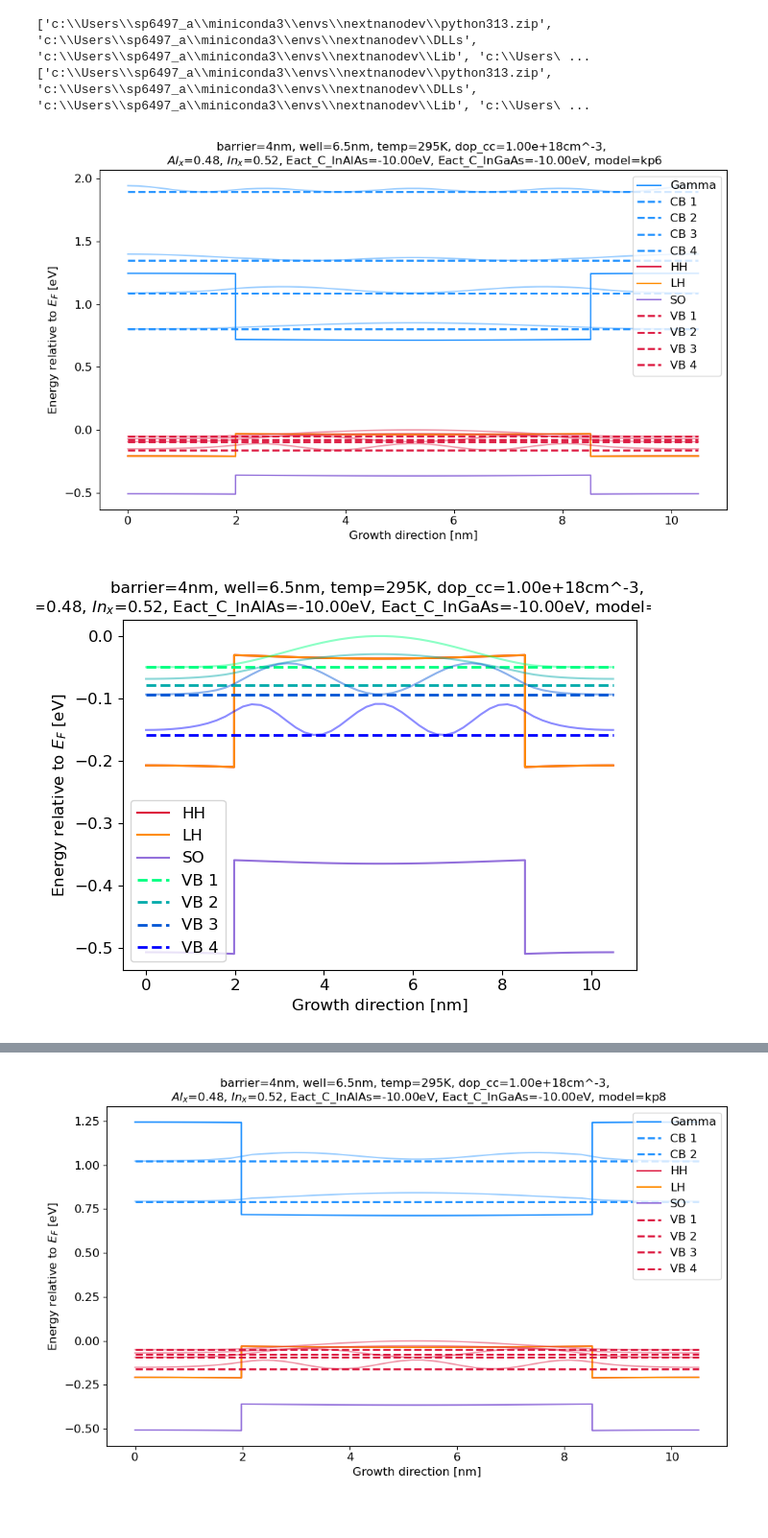
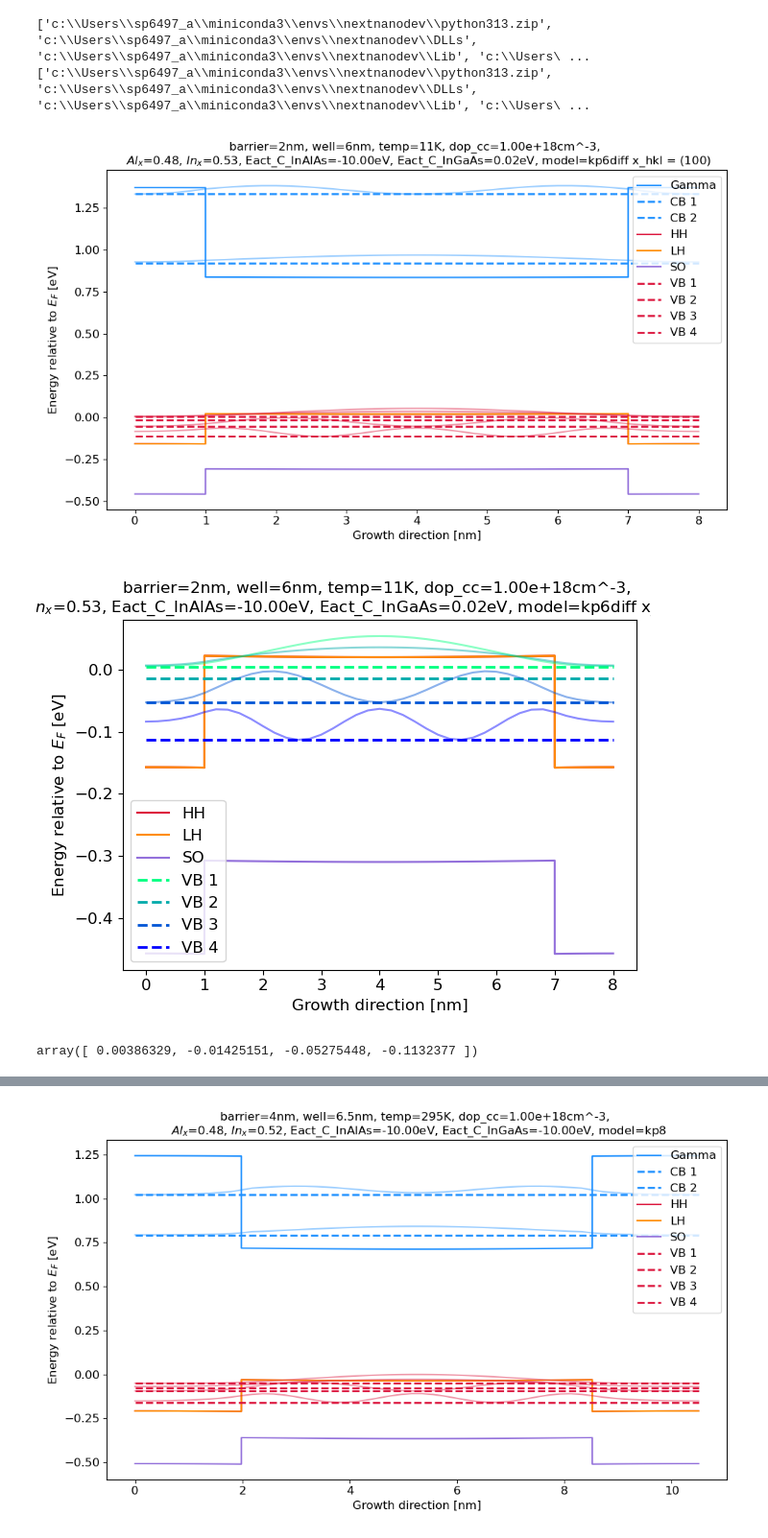
Before and after one commit to sherpsss/nextnanopy_projects, a Jupyter notebook: InGaAsInAlAssinglewell/6nm_well_VB_check.ipynb, the cells around one changed output, grey strips where cells are left out. Shown at 96% size. Drawn from its saved outputs; the diff is of its cells as text; code cells hidden in the pictures.

```diff
--- a/InGaAsInAlAssinglewell/6nm_well_VB_check.ipynb
+++ b/InGaAsInAlAssinglewell/6nm_well_VB_check.ipynb
@@ -20,37 +20,41 @@ bias = r'bias_00000'
 quantum_region = r'Quantum\quantum_region'
 # %%
 %matplotlib widget
-parent_dir = r'C:\Users\sp6497_a\OneDrive - Princeton University\nextnano_outs\Output\InGaAs_InAlAs_SW_singleband_or_kp8_or_kp6(5)'
+parent_dir = r'C:\Users\sp6497_a\OneDrive - Princeton University\nextnano_outs\Output\InGaAs_InAlAs_SW_singleband_or_kp8_or_kp6(17)'
 model = 'kp6'
 
 if model == 'kp6' or model == 'kp8':
     kp6sim = build_output(parent_dir, quantum_region, bias, model=model)
     kp6sim.bands['CB'].sort_subbands(decreasing=False)
     kp6sim.bands['VB'].sort_subbands(decreasing=True)
 
 
 barrier_len = kp6sim.variables['w_barrier']
 well_len = kp6sim.variables['w_well']
 temp = kp6sim.variables['temp']
 
 dop_cc = kp6sim.variables['impurity_conc_cc']
 # Al_x = kp6sim.variables['Al_alloy']
 Al_alloy = kp6sim.variables['Al_alloy']
 In_alloy = kp6sim.variables['In_alloy']
 Eact_C_InAlAs = kp6sim.variables['Eact_C_InAlAs']
 Eact_C_InGaAs = kp6sim.variables['Eact_C_InGaAs']
 
-title_base = f"barrier={barrier_len}nm, well={well_len}nm, temp={temp}K, dop_cc={dop_cc:.2e}cm^-3, \n $Al_x$={Al_alloy:.2f}, $In_x$={In_alloy:.2f}, Eact_C_InAlAs={Eact_C_InAlAs:.2f}eV, Eact_C_InGaAs={Eact_C_InGaAs:.2f}eV, model={model}"
+title_base = f"barrier={barrier_len}nm, well={well_len}nm, temp={temp}K, dop_cc={dop_cc:.2e}cm^-3, \n $Al_x$={Al_alloy:.2f}, $In_x$={In_alloy:.2f}, Eact_C_InAlAs={Eact_C_InAlAs:.2f}eV, Eact_C_InGaAs={Eact_C_InGaAs:.2f}eV, model={model}" + "diff x_hkl = (100)"
 
 kp6sim.plot_all_bands(title_diff=title_base,fontsizebase=12,fontsizetitle=12)
 
 VB_fig,VB_ax = plt.subplots()
 
 if model=='1band':
     kp6sim.bands['HH'].plot_band(ax=VB_ax,title_diff=title_base+' HH only', normalize_y=False,show=False,fontsizetitle=12,fontsizebase=12)
     kp6sim.bands['LH'].plot_band(ax=VB_ax,title_diff=title_base+' HH and LH', normalize_y=False,show=True,fontsizetitle=12,fontsizebase=12)
 if model=='kp6':
     kp6sim.bands['VB'].plot_band(ax=VB_ax,title_diff=title_base+' VB only', normalize_y=False,show=True,fontsizetitle=12,fontsizebase=12)
 # %% [output]
-[figure, old version]
+[figure, new version]
-[figure, old version]
+[figure, new version]
+# %%
+kp6sim.bands['VB'].get_energies()
+# %% [output]
+array([ 0.00386329, -0.01425151, -0.05275448, -0.1132377 ])
```
Also changed, not shown: parts of 4 cells of this notebook, 4 other files.
